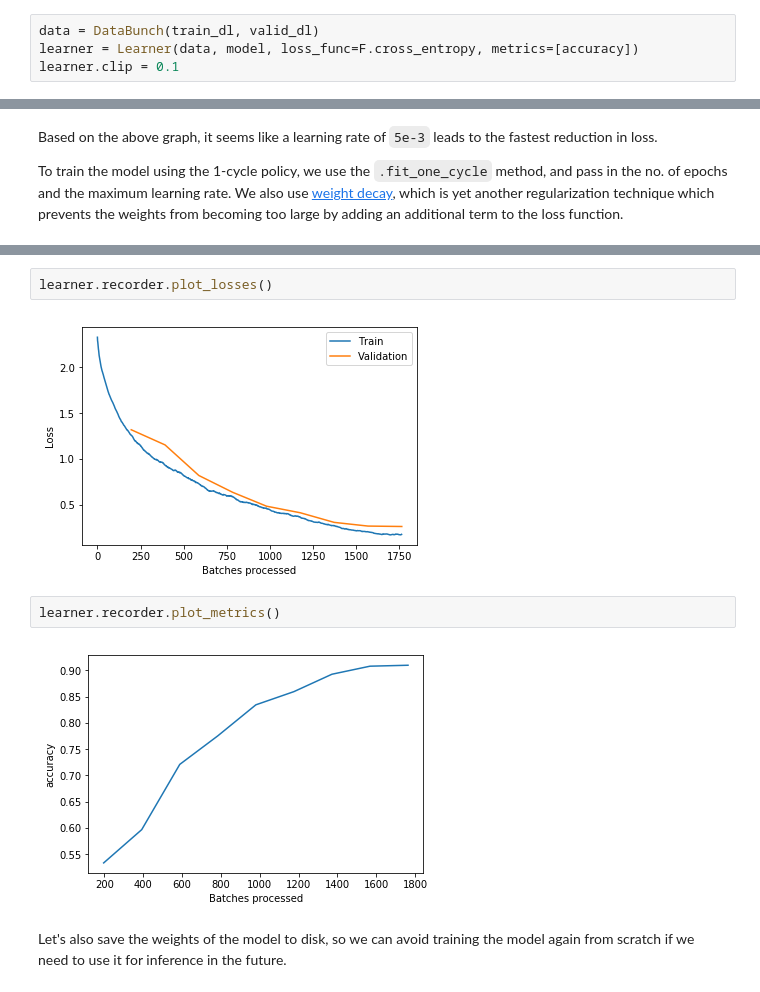
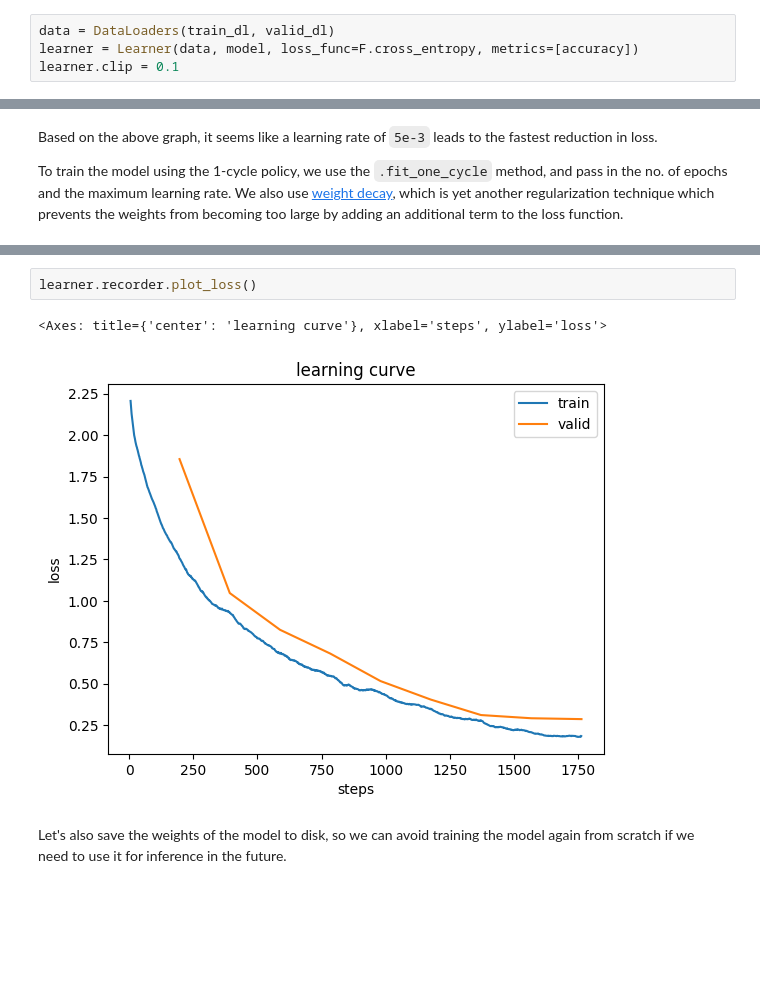
Before and after one commit to JovianHQ/notebooks, a Jupyter notebook: deep-learning-with-pytorch-zero-to-gans/lesson-5-data-augmentation-regularization-and-resnets/lesson-5-data-augmentation-regularization-and-resnets.ipynb, the cells around one changed output, grey strips where cells are left out. Saved outputs shown, nothing was run; the diff lists cells and outputs as text; blank space fills up the shorter version.

```diff
--- a/deep-learning-with-pytorch-zero-to-gans/lesson-5-data-augmentation-regularization-and-resnets/lesson-5-data-augmentation-regularization-and-resnets.ipynb
+++ b/deep-learning-with-pytorch-zero-to-gans/lesson-5-data-augmentation-regularization-and-resnets/lesson-5-data-augmentation-regularization-and-resnets.ipynb
@@ -235,7 +236,7 @@ from fastai.metrics import accuracy
 # %% [markdown]
 First, we create a `DataBunch` object to using the data loaders we created previously, and then we create a `Learner` object using the data bunch, model and a loss function.
 # %%
-data = DataBunch(train_dl, valid_dl)
+data = DataLoaders(train_dl, valid_dl)
 learner = Learner(data, model, loss_func=F.cross_entropy, metrics=[accuracy])
 learner.clip = 0.1
 # %% [markdown]
@@ -282,11 +279,8 @@ learner.recorder.plot_lr()
 # %%
-learner.recorder.plot_losses()
+learner.recorder.plot_loss()
 # %% [output]
+<Axes: title={'center': 'learning curve'}, xlabel='steps', ylabel='loss'>
-[figure, old version]
+[figure, new version]
-# %%
-learner.recorder.plot_metrics()
-# %% [output]
-[figure, removed]
 # %% [markdown]
 Let's also save the weights of the model to disk, so we can avoid training the model again from scratch if we need to use it for inference in the future.
 # %%
```
Also changed, not shown: parts of 9 cells of this notebook.
